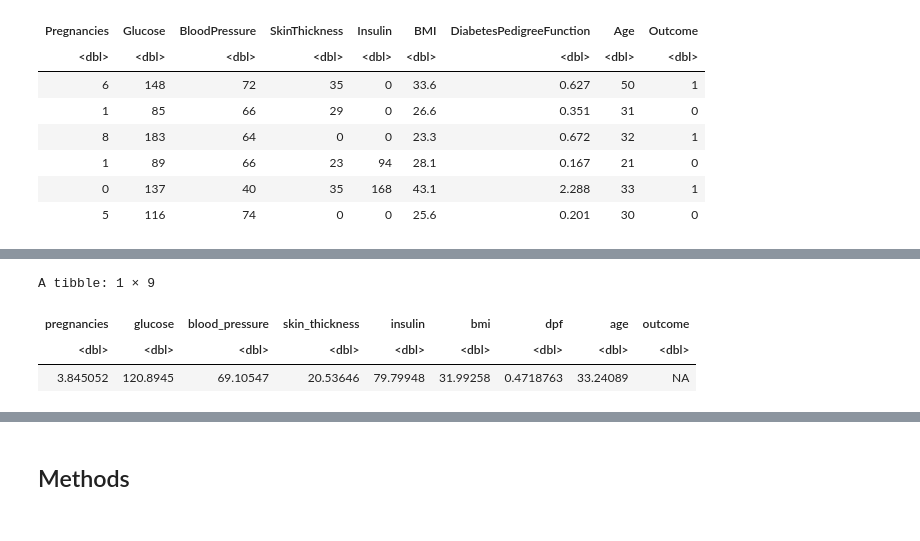
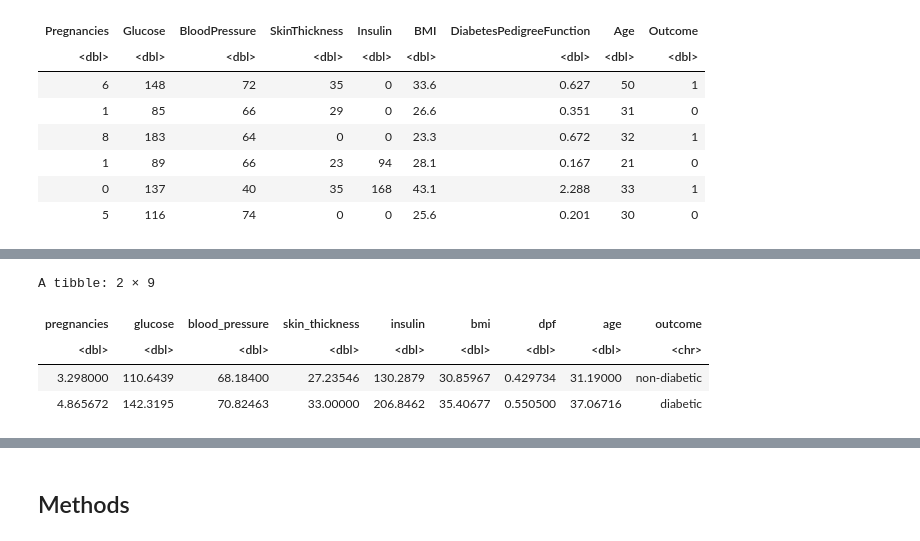
Before and after one commit to narjisaa/dsci-100-2023w1-group-10, a Jupyter notebook: project_proposal.ipynb, the cells around one changed output, grey strips where cells are left out. Cells and saved outputs as stored; diff of their text form; code cells hidden in the pictures.

```diff
--- a/project_proposal.ipynb
+++ b/project_proposal.ipynb
@@ -50,9 +52,9 @@ library(tidyverse)
 # %%
 # This data downloaded from kaggle, https://www.kaggle.com/datasets/uciml/pima-indians-diabetes-database?select=diabetes.csv.
 # The csv file was downloaded and loaded onto github and the jupyter.
-
-diabetes_rawdata <- read_csv("data/diabetes.csv")
-head(diabetes_rawdata)
+download.file("https://raw.githubusercontent.com/narjisaa/dsci-100-2023w1-group-10/main/diabetes.csv", "data/diabetes.csv")
+diabetes_data <- read_csv("data/diabetes.csv")
+head(diabetes_data)
 # %% [output]
 Rows: 768 Columns: 9
 ── Column specification ────────────────────────────────────────────────────────
@@ -88,4 +101,0 @@ A tibble: 6 × 9
-# %%
-diabetes_data <- diabetes_rawdata |>
-                 mutate(outcome = as_factor(outcome))
-head(diabetes_data)
@@ -101,0 +102,14 @@ A tibble: 6 × 9
+# %%
+diabetes_data$glucose[diabetes_data$glucose == 0] <- NA
+diabetes_data$skin_thickness[diabetes_data$skin_thickness == 0] <- NA
+diabetes_data$insulin[diabetes_data$insulin == 0] <- NA
+diabetes_data$bmi[diabetes_data$bmi == 0] <- NA
+diabetes_data$dpf[diabetes_data$dpf == 0] <- NA
+diabetes_data$age[diabetes_data$age == 0] <- NA
+diabetes_data$outcome[diabetes_data$outcome == 0] <- "non-diabetic"
+diabetes_data$outcome[diabetes_data$outcome == 1] <- "diabetic"
+
+diabetes_data <- diabetes_data |>
+                 mutate(outcome = as.factor(outcome))
+
+head(diabetes_data)
@@ -102,7 +126,15 @@ A tibble: 6 × 9
 # %%
-diabetes_mean <- diabetes_data |>
-                 map_df(mean)
-diabetes_mean
+diabetes_mean0 <- diabetes_data |>
+                 filter(outcome == "non-diabetic") |>
+                 map_df(mean, na.rm = TRUE) |>
+                 mutate(outcome = "non-diabetic")
+diabetes_mean1 <- diabetes_data |>
+                 filter(outcome == "diabetic") |>
+                 map_df(mean, na.rm = TRUE) |>
+                 mutate(outcome = "diabetic")
+diabetes_means <- diabetes_mean0 |>
+                  add_row(diabetes_mean1)
+diabetes_means
 # %% [output]
 Warning message in mean.default(.x[[i]], ...):
 “argument is not numeric or logical: returning NA”
@@ -109,4 +143,5 @@ Warning message in mean.default(.x[[i]], ...):
-A tibble: 1 × 9
+A tibble: 2 × 9
 | pregnancies | glucose | blood_pressure | skin_thickness | insulin | bmi | dpf | age | outcome |
-| <dbl> | <dbl> | <dbl> | <dbl> | <dbl> | <dbl> | <dbl> | <dbl> | <dbl> |
-| 3.845052 | 120.8945 | 69.10547 | 20.53646 | 79.79948 | 31.99258 | 0.4718763 | 33.24089 | NA |
+| <dbl> | <dbl> | <dbl> | <dbl> | <dbl> | <dbl> | <dbl> | <dbl> | <chr> |
+| 3.298000 | 110.6439 | 68.18400 | 27.23546 | 130.2879 | 30.85967 | 0.429734 | 31.19000 | non-diabetic |
+| 4.865672 | 142.3195 | 70.82463 | 33.00000 | 206.8462 | 35.40677 | 0.550500 | 37.06716 | diabetic |
```
Also changed, not shown: parts of 15 cells of this notebook, 1 other file.
